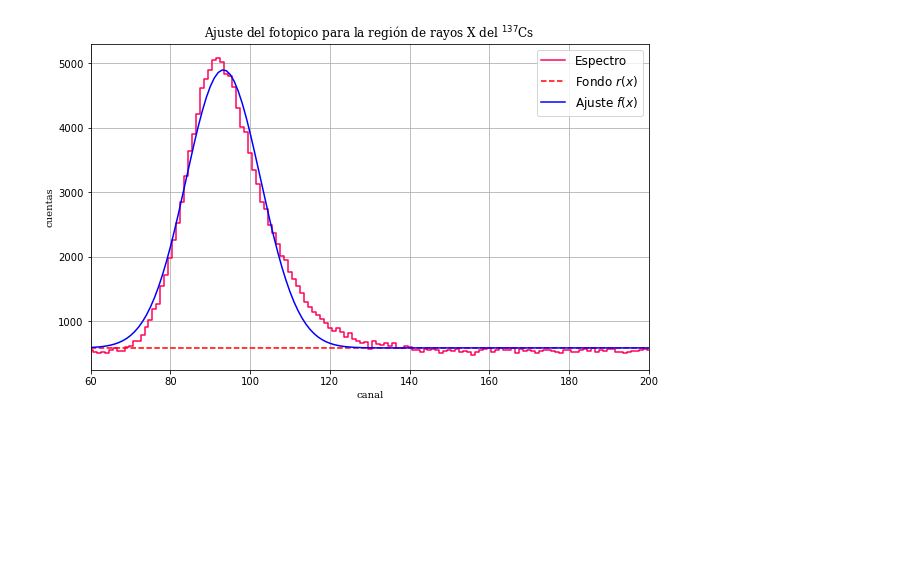
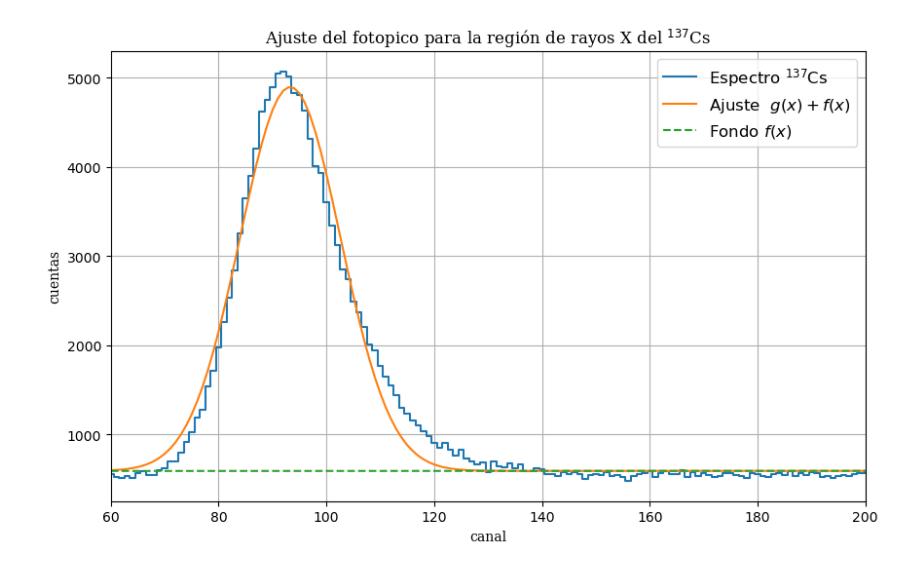
Before and after one commit to juan3ltran/Instrumentacion_Nuclear, a Jupyter notebook: Practica1/Cs137.ipynb, the cells around one changed output. Cells and saved outputs as stored; diff of their text form; code cells hidden in the pictures; blank space fills up the shorter version.

Commit message:
Gráficas y datos

```diff
--- a/Practica1/Cs137.ipynb
+++ b/Practica1/Cs137.ipynb
@@ -5,14 +5,14 @@ import numpy as np
 from scipy.optimize import curve_fit
 
 datos_csv = "Cs137.csv"
-df = pd.read_csv(datos_csv)
+df = pd.read_csv("./data/Cs137_5minNaI.csv")
 #df = df[(df["canal"] >= 0) & (df["canal"] <= 2000)]
 
 canal = df["canal"]
 cuentas = df["cuentas"]
 
 plt.figure(figsize=(10, 6))
-plt.plot(canal, cuentas, color="#FF0055", ds="steps-mid")
+plt.plot(canal, cuentas, ds="steps-mid")
 plt.title(r"Espectro del $^{137}$Cs",family="serif")
 plt.xlabel("canal")
 plt.ylabel("cuentas")
@@ -25,35 +25,36 @@ plt.show()
 df1 = df[(df["canal"] >= 60) & (df["canal"] <= 200)]
 canal1 = df1["canal"]
 cuentas1 = df1["cuentas"]
 
 def r(x, b0, b1, mu):
     return b0 + b1*(mu - x)
 def f(x, b0, b1, M, mu, sigma):
     return (b0 + b1 * (mu - x)) + (M * np.exp(-(mu - x) ** 2 / (2 * sigma ** 2)))
 
 parametros_iniciales = [500, 0.36, 4520, 92, 12]
 
 parametros_optimizados, _ = curve_fit(f, canal1, cuentas1, p0=parametros_iniciales)
 b0_optimizado, b1_optimizado, M_optimizado, mu_optimizado, sigma_optimizado = parametros_optimizados
 
 plt.figure(figsize=(10, 6))
-plt.plot(canal1, cuentas1, color="#FF0055", ds = "steps-mid", label = "Espectro")
-plt.plot(canal1, r(canal1, b0_optimizado, b1_optimizado, mu_optimizado), "r-", linestyle = "dashed", label = r"Fondo $r(x)$")
-plt.plot(canal1, f(canal1, b0_optimizado, b1_optimizado, M_optimizado, mu_optimizado, sigma_optimizado), "b-", label = r"Ajuste $f(x)$")
+plt.plot(canal1, cuentas1,  ds = "steps-mid", label = r"Espectro $^{137}$Cs")
+plt.plot(canal1, f(canal1, b0_optimizado, b1_optimizado, M_optimizado, mu_optimizado, sigma_optimizado), label = r"Ajuste  $g(x)+f(x)$")
+plt.plot(canal1, r(canal1, b0_optimizado, b1_optimizado, mu_optimizado), linestyle = "dashed", label = r"Fondo $f(x)$")
+
 plt.title(r"Ajuste del fotopico para la región de rayos X del $^{137}$Cs",family="serif")
 plt.xlabel("canal", family = "serif")
 plt.ylabel("cuentas", family = "serif")
 plt.legend(fontsize=12)
 plt.xlim(60,200)
 plt.grid()
 plt.show()
 
 print(f"Parámetros ajustados:")
 print(f"b0_optimizado: {b0_optimizado}")
 print(f"b1_optimizado: {b1_optimizado}")
 print(f"M_optimizado: {M_optimizado}")
 print(f"mu_optimizado: {mu_optimizado}")
 print(f"sigma_optimizado: {sigma_optimizado}")
 # %% [output]
-[figure, old version]
+[figure, new version]
 Parámetros ajustados:
```
Also changed, not shown: parts of 3 cells of this notebook, 2 other files.
